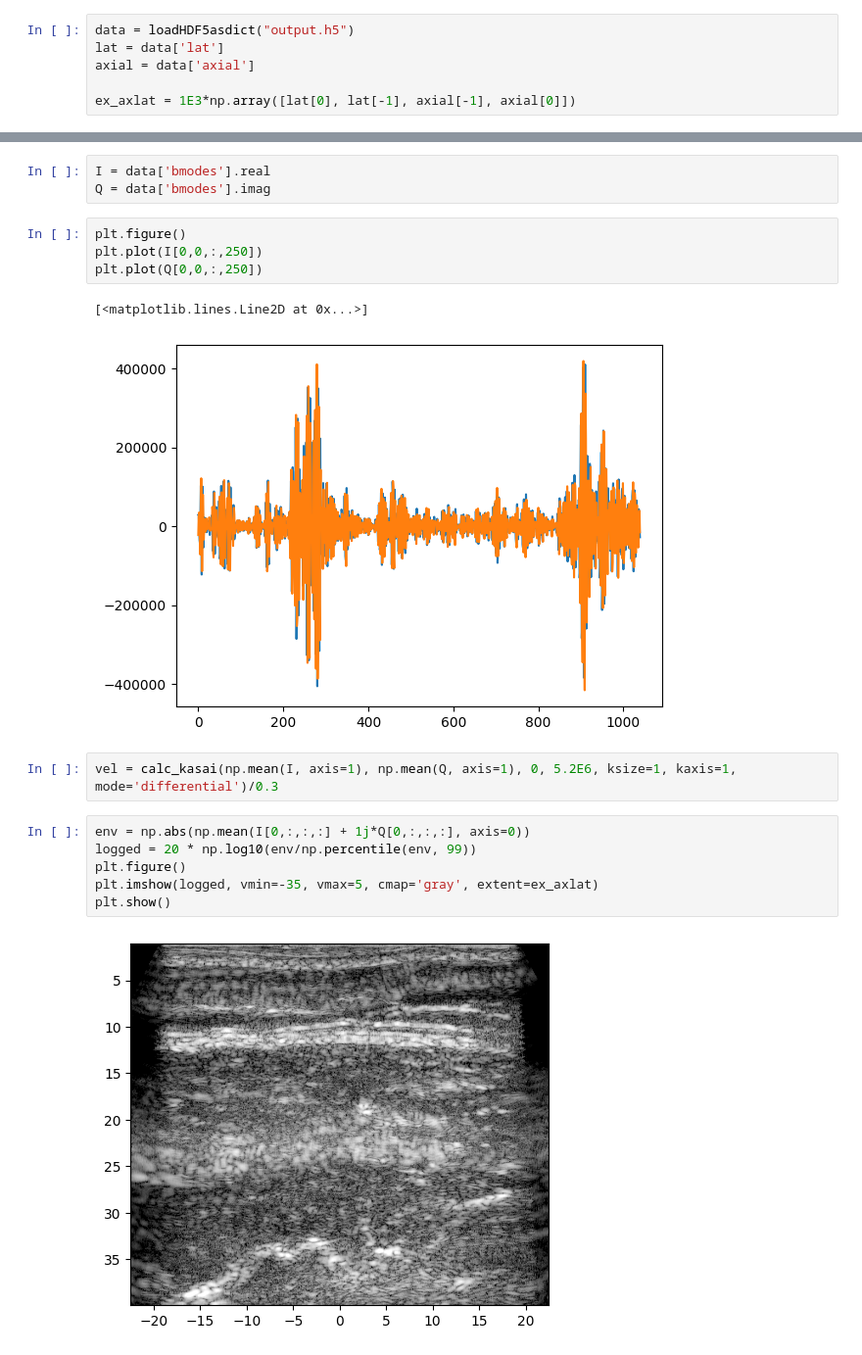
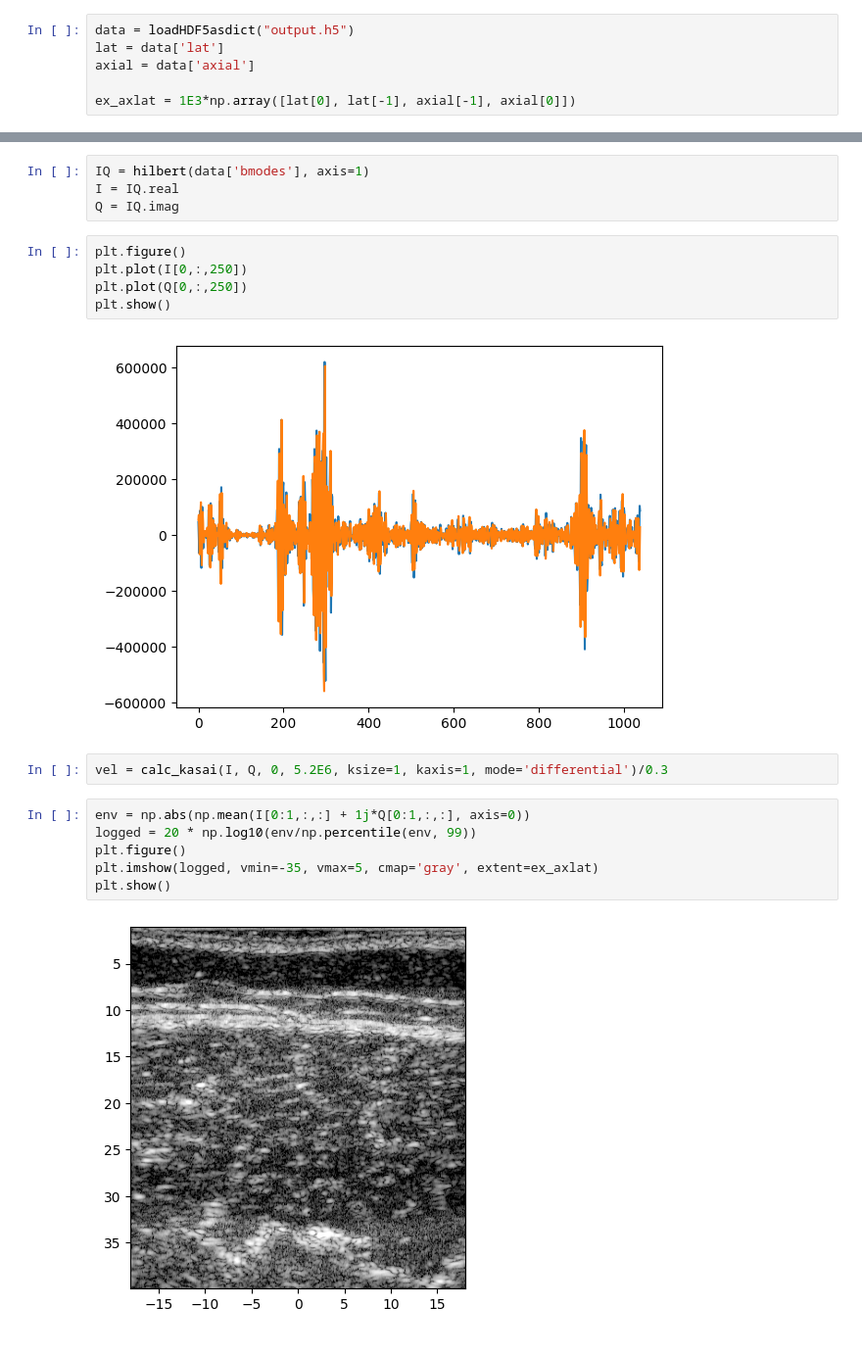
Before and after one commit to wewightman/pycbf, a Jupyter notebook: examples/checkdata.ipynb, the cells around one changed output, grey strips where cells are left out. Shown at 98% size. Cells and saved outputs as stored; diff of their text form.

```diff
--- a/examples/checkdata.ipynb
+++ b/examples/checkdata.ipynb
@@ -17,20 +17,21 @@ data['bmodes'].shape
 # %%
-I = data['bmodes'].real
-Q = data['bmodes'].imag
+IQ = hilbert(data['bmodes'], axis=1)
+I = IQ.real
+Q = IQ.imag
 # %%
 plt.figure()
-plt.plot(I[0,0,:,250])
-plt.plot(Q[0,0,:,250])
+plt.plot(I[0,:,250])
+plt.plot(Q[0,:,250])
+plt.show()
 # %% [output]
-[<matplotlib.lines.Line2D at 0x...>]
-[figure, old version]
+[figure, new version]
 # %%
-vel = calc_kasai(np.mean(I, axis=1), np.mean(Q, axis=1), 0, 5.2E6, ksize=1, kaxis=1, mode='differential')/0.3
+vel = calc_kasai(I, Q, 0, 5.2E6, ksize=1, kaxis=1, mode='differential')/0.3
 # %%
-env = np.abs(np.mean(I[0,:,:,:] + 1j*Q[0,:,:,:], axis=0))
+env = np.abs(np.mean(I[0:1,:,:] + 1j*Q[0:1,:,:], axis=0))
 logged = 20 * np.log10(env/np.percentile(env, 99))
 plt.figure()
 plt.imshow(logged, vmin=-35, vmax=5, cmap='gray', extent=ex_axlat)
 plt.show()
 # %% [output]
-[figure, old version]
+[figure, new version]
```
Also changed, not shown: parts of 8 cells of this notebook, 2 other files.
